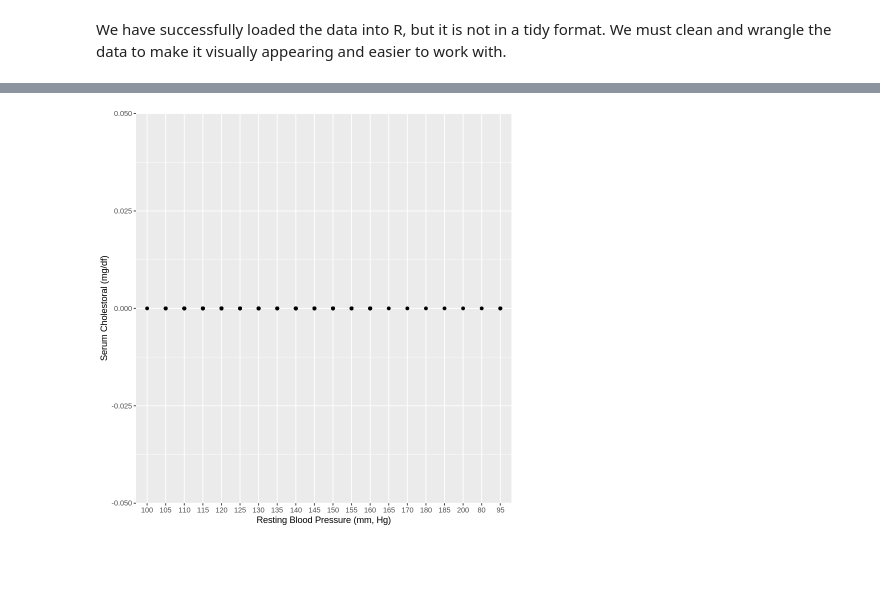
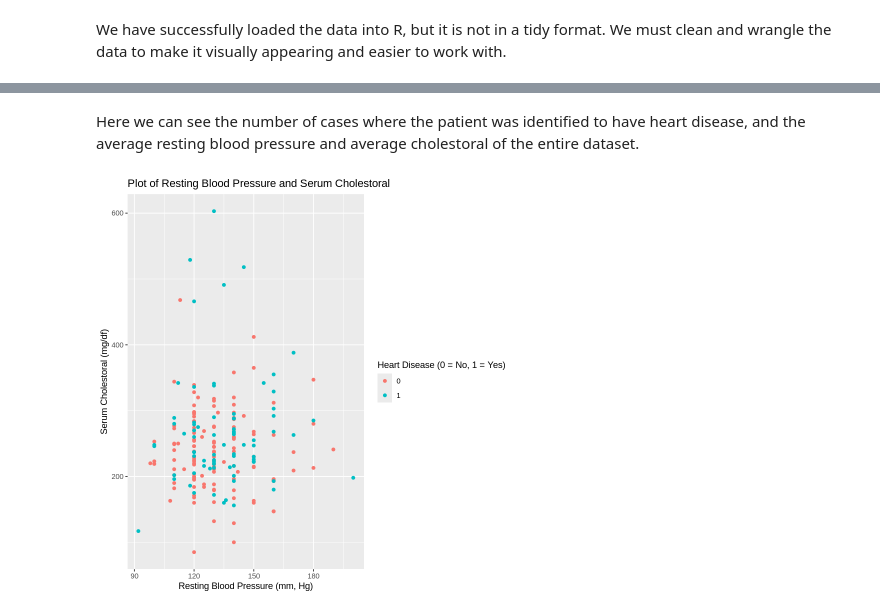
Before and after one commit to Andrewang561/Heart-Disease-Classifier, a Jupyter notebook: DataProject.ipynb, the cells around one changed output, grey strips where cells are left out. Cells and saved outputs as stored; diff of their text form; code cells hidden in the pictures; blank space fills up the shorter version.

```diff
--- a/DataProject.ipynb
+++ b/DataProject.ipynb
@@ -16,6 +34,6 @@ options(repr.matrix.max.rows = 6)
 # %% [markdown]
 Next we need to read the data into R. This can be done using the read_csv function as the delim of the data file is a comma. We must also specify in the read_csv function that the data itself does not contain column names.
 # %%
-data <- read_csv("data/heart_disease/processed.switzerland.data", col_names = FALSE)
+data <- read_csv("data/heart_disease/processed.hungarian.data", col_names = FALSE)
 data
 # %% [output]
@@ -41,9 +59,9 @@ A spec_tbl_df: 123 × 14
 We have successfully loaded the data into R, but it is not in a tidy format. We must clean and wrangle the data to make it visually appearing and easier to work with.
 # %%
 data <- data |>
-       rename(resting_bp = X4, cholestoral = X5, heart_disease = X14)
+        rename(resting_blood_pressure = X4, cholestoral = X5, heart_disease = X14)
 # %%
-data <- select(data, resting_bp, cholestoral, heart_disease) |>
-        filter(resting_bp != "?") |>
+data <- select(data, resting_blood_pressure, cholestoral, heart_disease) |>
+        filter(resting_blood_pressure != "?") |>
         filter(cholestoral != "?") |>
         filter(heart_disease != "?")
@@ -64,4 +71,8 @@ data <- data %>%
             heart_disease == 0 ~ 0,
             heart_disease %in% c(1, 2, 3, 4) ~ 1
             ))
+# %%
+data <- mutate(data, resting_blood_pressure = as.double(resting_blood_pressure))
+data <- mutate(data, cholestoral = as.double(cholestoral))
+data <- mutate(data, heart_disease = as.factor(heart_disease))
 # %% [markdown]
@@ -73,8 +101,11 @@ data_test <- testing(data_split)
+# %% [markdown]
+Here we can see the number of cases where the patient was identified to have heart disease, and the average resting blood pressure and average cholestoral of the entire dataset.
 # %%
 training_plot <- data_train |>
-                 ggplot(aes(x = resting_bp, y = cholestoral)) +
+                 ggplot(aes(x = resting_blood_pressure, y = cholestoral, color = heart_disease)) +
                  geom_point() +
-                 labs(x = "Resting Blood Pressure (mm, Hg)", y = "Serum Cholestoral (mg/df)")
+                 labs(x = "Resting Blood Pressure (mm, Hg)", y = "Serum Cholestoral (mg/df)", color = "Heart Disease (0 = No, 1 = Yes)") +
+                 ggtitle("Plot of Resting Blood Pressure and Serum Cholestoral")
 training_plot
 # %% [output]
-[figure, old version]
+[figure, new version]
```
Also changed, not shown: parts of 7 cells of this notebook.
